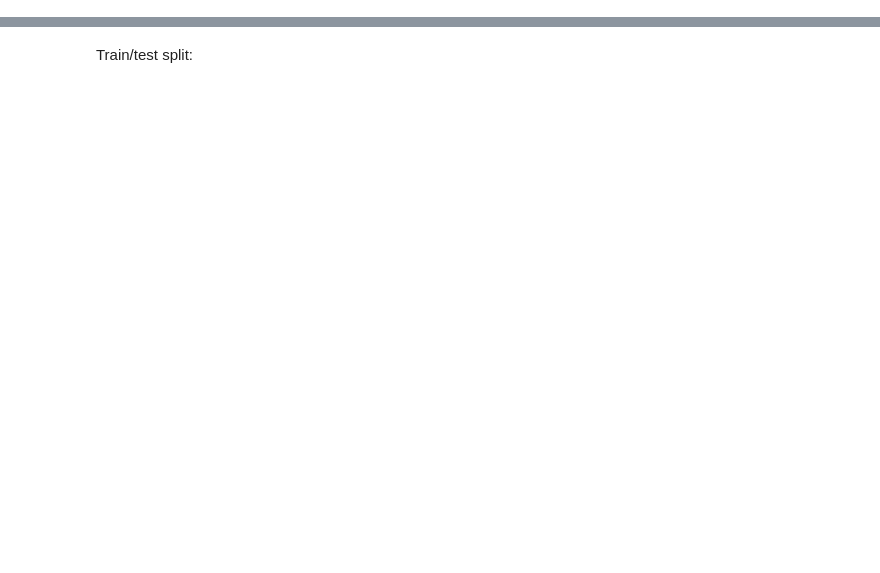
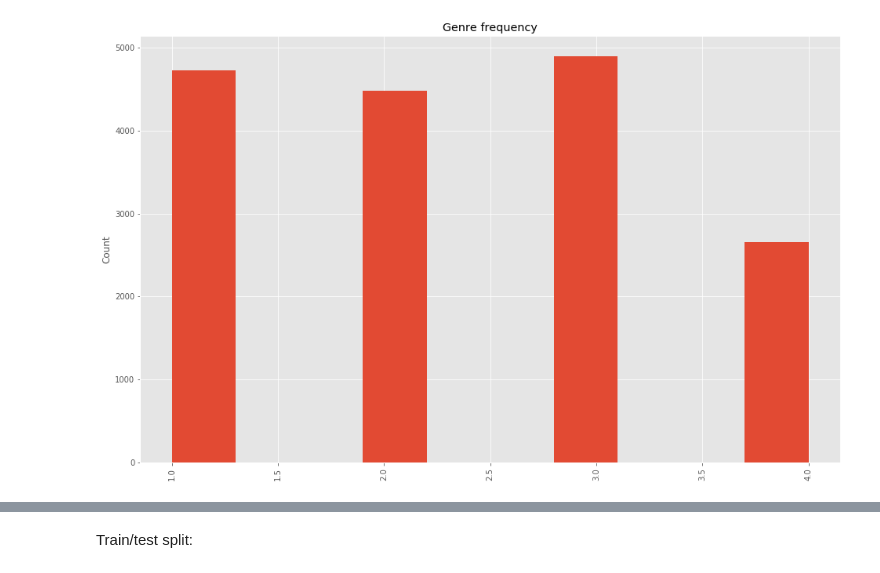
Before and after one commit to arendtrasmussen/MBML_banden, a Jupyter notebook: Classification1.ipynb, the cells around one changed output, grey strips where cells are left out. Drawn from its saved outputs; the diff is of its cells as text; code cells hidden in the pictures; blank space fills up the shorter version.

```diff
--- a/Classification1.ipynb
+++ b/Classification1.ipynb
@@ -86,3 +97,11 @@ df.shape
+# %%
+plt.hist(df['genre'])
+plt.ylabel('Count')
+plt.title('Genre frequency')
+plt.xticks(rotation=90)
+plt.show()
+# %% [output]
+[figure, added]
 # %%
 # separate between features/inputs (X) and target/output variables (y)
 mat = df.drop(['artist_name','track_name','track_id'],axis = 1)
```
Also changed, not shown: parts of 14 cells of this notebook, 1 other file.
